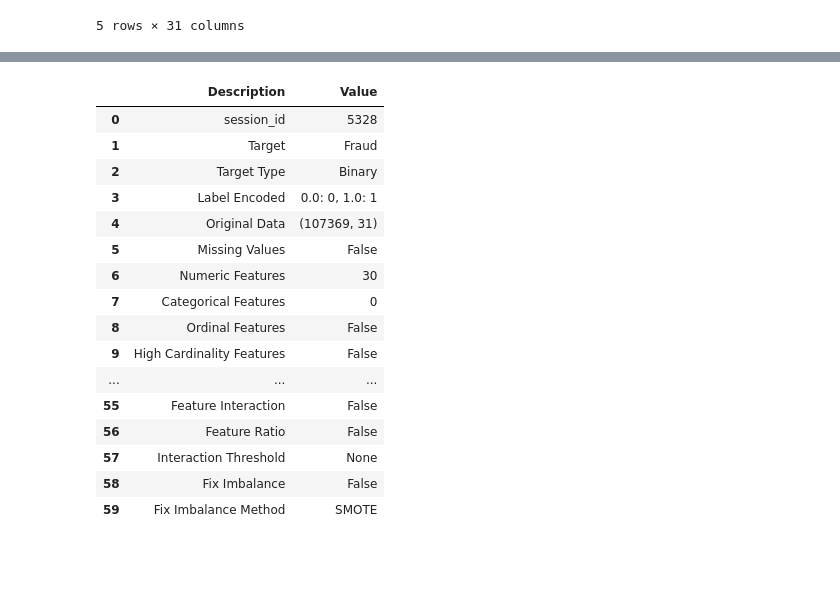
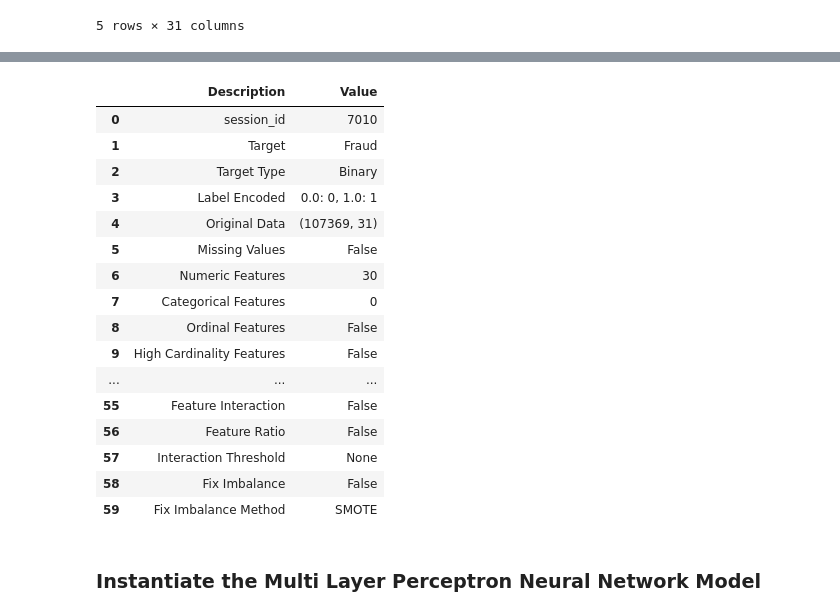
Before and after one commit to kylecummings89/ESE_527_Project, a Jupyter notebook: Data_Analysis/Final Modeling.ipynb, the cells around one changed output, grey strips where cells are left out. Saved outputs shown, nothing was run; the diff lists cells and outputs as text; code cells hidden in the pictures; blank space fills up the shorter version.

```diff
--- a/Data_Analysis/Final Modeling.ipynb
+++ b/Data_Analysis/Final Modeling.ipynb
@@ -399,9 +32,8 @@ data.head()
 # %%
-s = setup(data, target = 'Fraud', normalize = True, data_split_stratify = True, fold_strategy = StratifiedGroupKFold, fold_groups = 'gvkey')
-# This part seems to work without any errors...
+s = setup(data, target = 'Fraud', normalize = True, data_split_stratify = True, fold_strategy = 'groupkfold', fold_groups = 'gvkey')
 # %% [output]
 |  | Description | Value |
-| 0 | session_id | 5328 |
+| 0 | session_id | 7010 |
 | 1 | Target | Fraud |
 | 2 | Target Type | Binary |
 | 3 | Label Encoded | 0.0: 0, 1.0: 1 |
@@ -422,3 +52,5 @@ s = setup(data, target = 'Fraud', normalize = True, data_split_stratify = True,
+# %% [markdown]
+### Instantiate the Multi Layer Perceptron Neural Network Model
 # %%
 mlp = create_model('mlp', probability_threshold=.8, hidden_layer_sizes = [2,32])
 # %% [output]
```
Also changed, not shown: parts of 29 cells of this notebook.
